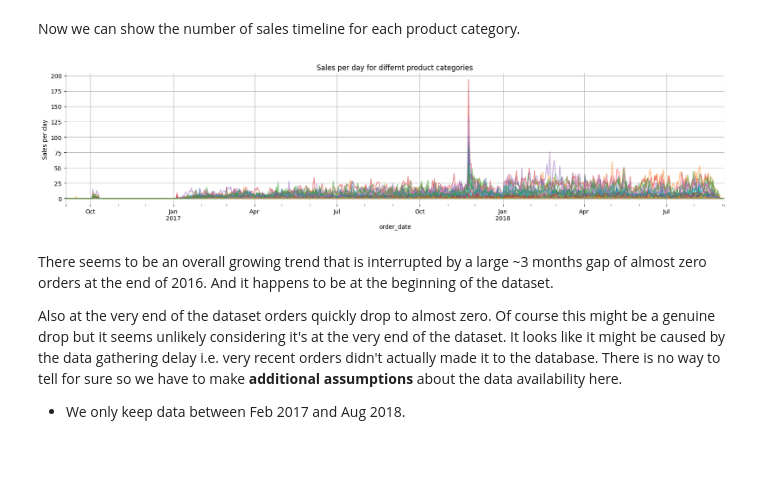
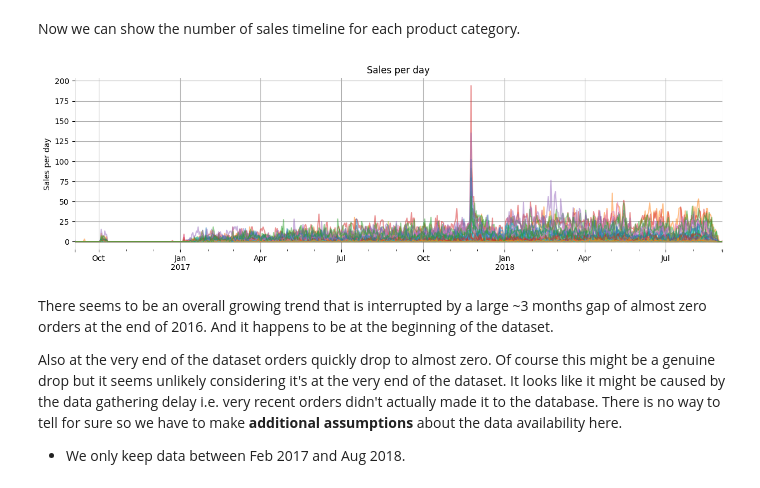
Before and after one commit to dip-scd/sales-forecasting, a Jupyter notebook: notebooks/1-data_exploration.ipynb, the cells around one changed output. Cells and saved outputs as stored; diff of their text form; code cells hidden in the pictures; blank space fills up the shorter version.

```diff
--- a/notebooks/1-data_exploration.ipynb
+++ b/notebooks/1-data_exploration.ipynb
@@ -180,20 +180,10 @@ df_product_sales.head()
 5 rows × 73 columns
 # %% [markdown]
 Now we can show the number of sales timeline for each product category.
-# %%
-def plot_sales(df_product_sales, show_legend=False, fig_size=(20,4)):
-    fig, ax = make_fig(*fig_size)
-    df_product_sales.plot(ax=ax, legend=False, alpha=0.5)
-    ax.set_ylabel('Sales per day')
-    if show_legend:
-        ax.legend(bbox_to_anchor=(1.0, 1.0))
-    ax.grid()
-    ax.set_title('Sales per day for differnt product categories')
-    plt.show()
-
-plot_sales(df_product_sales)
-# %% [output]
-[figure, removed]
+# %%
+plot_values(df_product_sales, 'Sales per day')
+# %% [output]
+[figure, added]
 # %% [markdown]
 There seems to be an overall growing trend that is interrupted by a large ~3 months gap of almost zero orders at the end of 2016. And it happens to be at the beginning of the dataset.
 
```
Also changed, not shown: parts of 2 cells of this notebook, 1 other file.
